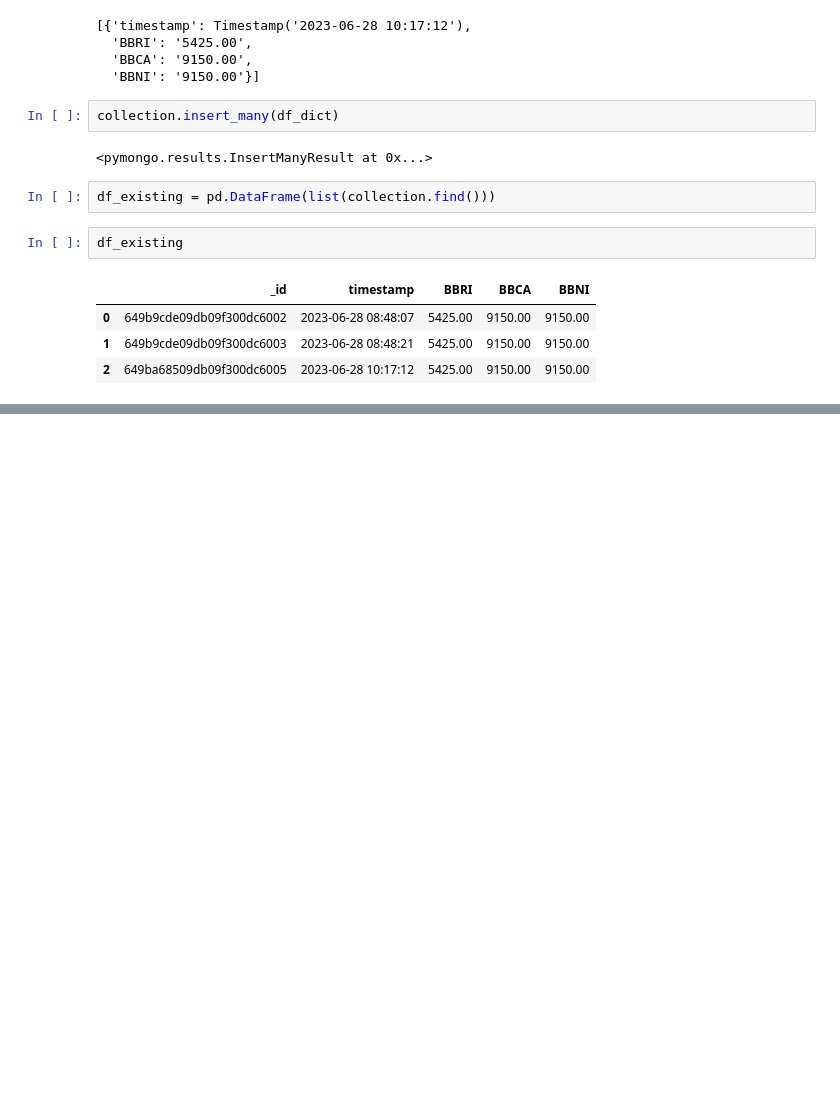
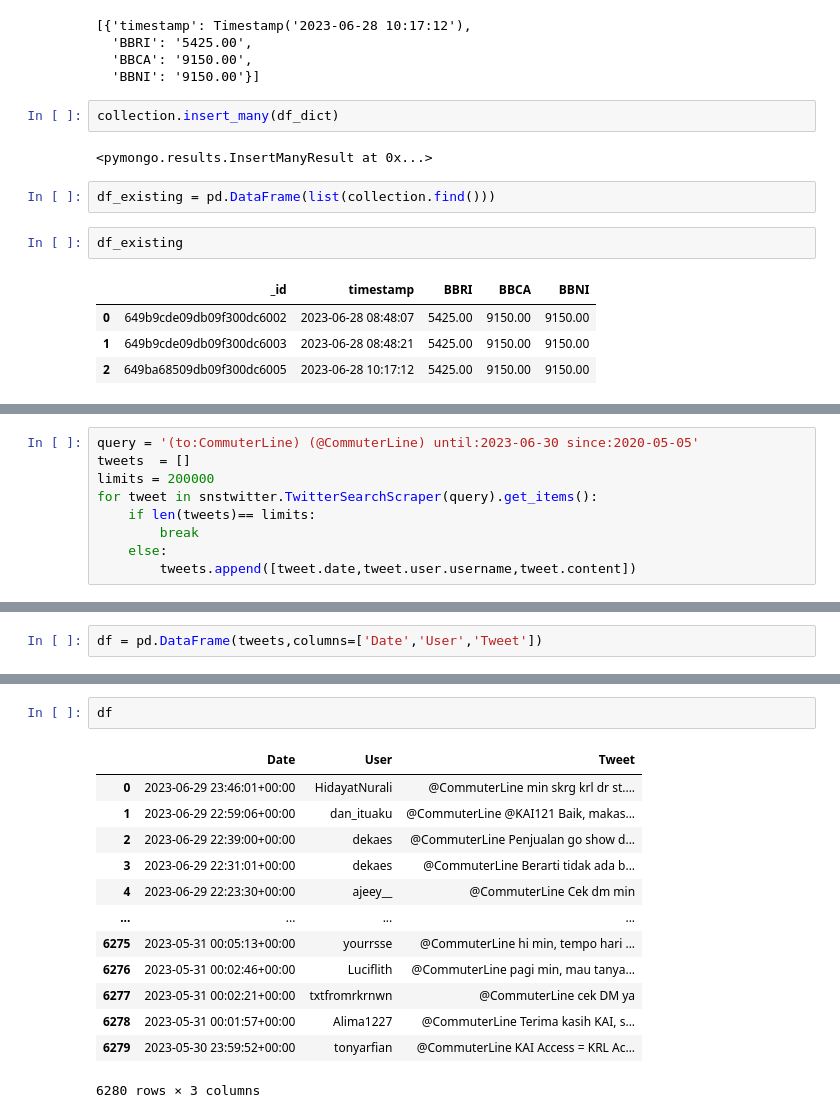
Before and after one commit to mhaniffajari/Pyspark-for-Data-Engineer, a Jupyter notebook: Pyspark for Data Engineer.ipynb, the cells around one changed output, grey strips where cells are left out. Drawn from its saved outputs; the diff is of its cells as text; blank space fills up the shorter version.

```diff
--- a/Pyspark for Data Engineer.ipynb
+++ b/Pyspark for Data Engineer.ipynb
@@ -604,0 +640,9 @@ df_existing
+# %%
+query = '(to:CommuterLine) (@CommuterLine) until:2023-06-30 since:2020-05-05'
+tweets  = []
+limits = 200000
+for tweet in snstwitter.TwitterSearchScraper(query).get_items():
+    if len(tweets)== limits:
+        break
+    else:
+        tweets.append([tweet.date,tweet.user.username,tweet.content])
@@ -604,0 +667,2 @@ df_existing
+# %%
+df = pd.DataFrame(tweets,columns=['Date','User','Tweet'])
@@ -604,0 +677,16 @@ df_existing
+# %%
+df
+# %% [output]
+|  | Date | User | Tweet |
+| 0 | 2023-06-29 23:46:01+00:00 | HidayatNurali | @CommuterLine min skrg krl dr st.... |
+| 1 | 2023-06-29 22:59:06+00:00 | dan_ituaku | @CommuterLine @KAI121 Baik, makas... |
+| 2 | 2023-06-29 22:39:00+00:00 | dekaes | @CommuterLine Penjualan go show d... |
+| 3 | 2023-06-29 22:31:01+00:00 | dekaes | @CommuterLine Berarti tidak ada b... |
+| 4 | 2023-06-29 22:23:30+00:00 | ajeey__ | @CommuterLine Cek dm min |
+| ... | ... | ... | ... |
+| 6275 | 2023-05-31 00:05:13+00:00 | yourrsse | @CommuterLine hi min, tempo hari ... |
+| 6276 | 2023-05-31 00:02:46+00:00 | Luciflith | @CommuterLine pagi min, mau tanya... |
+| 6277 | 2023-05-31 00:02:21+00:00 | txtfromrkrnwn | @CommuterLine cek DM ya |
+| 6278 | 2023-05-31 00:01:57+00:00 | Alima1227 | @CommuterLine Terima kasih KAI, s... |
+| 6279 | 2023-05-30 23:59:52+00:00 | tonyarfian | @CommuterLine KAI Access = KRL Ac... |
+6280 rows × 3 columns
```
Also changed, not shown: parts of 13 cells of this notebook.
